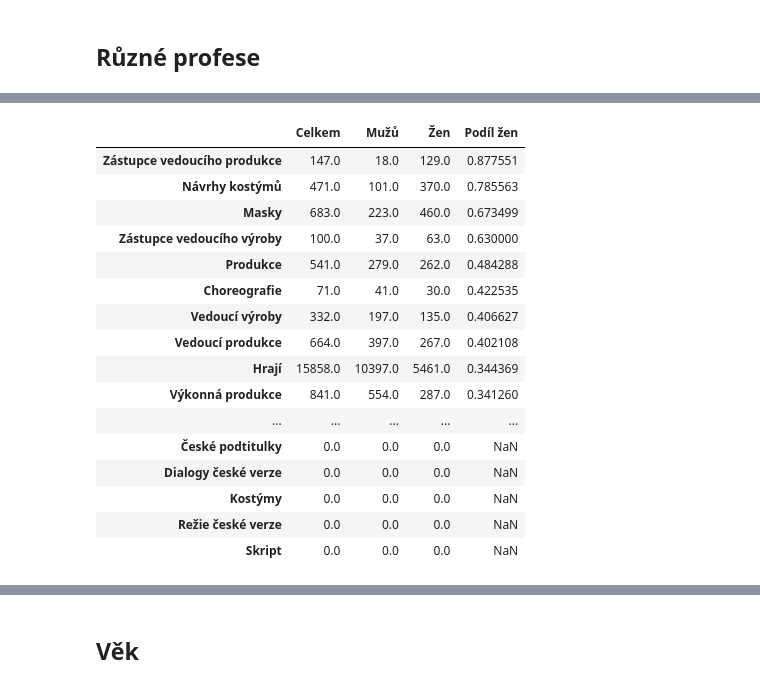
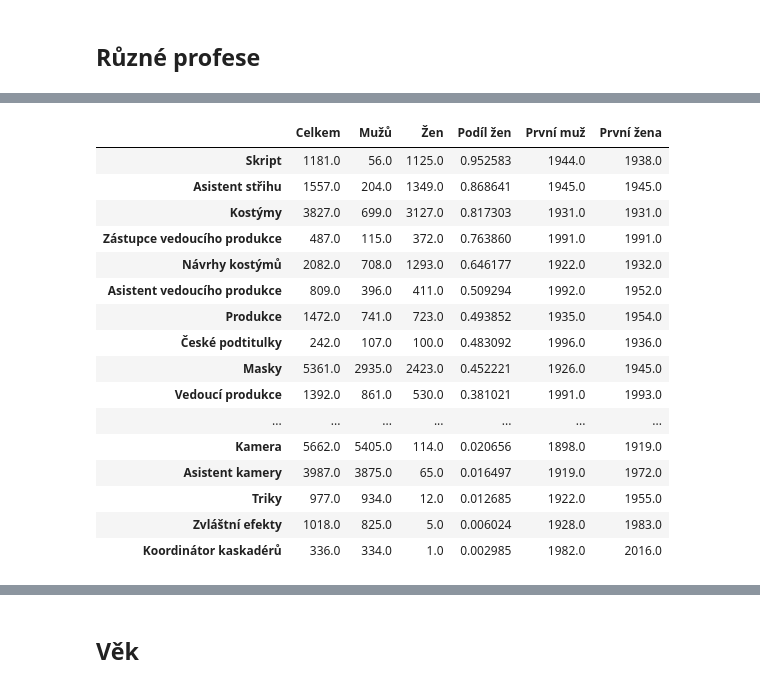
Before and after one commit to DataRozhlas/filmovy-prehled, a Jupyter notebook: 904 demografie.ipynb, the cells around one changed output, grey strips where cells are left out. Drawn from its saved outputs; the diff is of its cells as text; code cells hidden in the pictures.

```diff
--- a/904 demografie.ipynb
+++ b/904 demografie.ipynb
@@ -653,29 +604,0 @@ profesni_pomery.sort_values(by="Podíl žen",ascending=False)
-# %%
-profesni_pomery20 = {}
-for p in seznamy["profese"]:
-    df_pracovni = df[df["Copyright"] >= 2003][["Film",p]].explode(p)
-    df_pracovni = df_pracovni.merge(persony[["Jméno","Osoba"]], left_on = p, right_on = "Jméno")
-    df_pracovni = df_pracovni[df_pracovni["Osoba"] == "fyzická"]
-    df_pracovni["Gender profese"] = df_pracovni[p].apply(lambda x: gender(x, zeny, nelide))
-    profesni_pomery20[p] = [df_pracovni.groupby("Film")[p].nunique().sum(), df_pracovni[df_pracovni["Gender profese"] == "muž"].groupby("Film")[p].nunique().sum(), df_pracovni[df_pracovni["Gender profese"] == "žena"].groupby("Film")[p].nunique().sum(), df_pracovni[df_pracovni["Gender profese"] == "žena"].groupby("Film")[p].nunique().sum() / df_pracovni[df_pracovni["Gender profese"].isin(dve_pohlavi)].groupby("Film")[p].nunique().sum()]
-
-profesni_pomery20 = pd.DataFrame.from_dict(profesni_pomery20).transpose().rename(columns={0: "Celkem", 1: "Mužů", 2: "Žen", 3: "Podíl žen"})
-profesni_pomery20.sort_values(by="Podíl žen",ascending=False)
-# %% [output]
-|  | Celkem | Mužů | Žen | Podíl žen |
-| Zástupce vedoucího produkce | 147.0 | 18.0 | 129.0 | 0.877551 |
-| Návrhy kostýmů | 471.0 | 101.0 | 370.0 | 0.785563 |
-| Masky | 683.0 | 223.0 | 460.0 | 0.673499 |
-| Zástupce vedoucího výroby | 100.0 | 37.0 | 63.0 | 0.630000 |
-| Produkce | 541.0 | 279.0 | 262.0 | 0.484288 |
-| Choreografie | 71.0 | 41.0 | 30.0 | 0.422535 |
-| Vedoucí výroby | 332.0 | 197.0 | 135.0 | 0.406627 |
-| Vedoucí produkce | 664.0 | 397.0 | 267.0 | 0.402108 |
-| Hrají | 15858.0 | 10397.0 | 5461.0 | 0.344369 |
-| Výkonná produkce | 841.0 | 554.0 | 287.0 | 0.341260 |
-| ... | ... | ... | ... | ... |
-| České podtitulky | 0.0 | 0.0 | 0.0 | NaN |
-| Dialogy české verze | 0.0 | 0.0 | 0.0 | NaN |
-| Kostýmy | 0.0 | 0.0 | 0.0 | NaN |
-| Režie české verze | 0.0 | 0.0 | 0.0 | NaN |
-| Skript | 0.0 | 0.0 | 0.0 | NaN |
@@ -681,0 +607,39 @@ profesni_pomery20.sort_values(by="Podíl žen",ascending=False)
+# %%
+def profesni_pomery(frame, persony, prvni=True):
+    pomery = {}
+    for p in seznamy["profese"]:
+        df_pracovni = frame[["Film","Copyright",p]].explode(p)
+        df_pracovni = df_pracovni.merge(persony[["Jméno","Osoba"]], left_on = p, right_on = "Jméno", how="outer")
+        df_pracovni = df_pracovni[df_pracovni["Osoba"] != "právní"]
+        df_pracovni["Gender profese"] = df_pracovni[p].apply(lambda x: gender(x, zeny, nelide))
+        stats = []
+        stats.append(df_pracovni.groupby("Film")[p].nunique().sum())
+        stats.append(df_pracovni[df_pracovni["Gender profese"] == "muž"].groupby("Film")[p].nunique().sum())
+        stats.append(df_pracovni[df_pracovni["Gender profese"] == "žena"].groupby("Film")[p].nunique().sum())
+        stats.append(df_pracovni[df_pracovni["Gender profese"] == "žena"].groupby("Film")[p].nunique().sum() / df_pracovni[df_pracovni["Gender profese"].isin(dve_pohlavi)].groupby("Film")[p].nunique().sum())
+        if prvni:
+            stats.append(df_pracovni[df_pracovni["Gender profese"] == "muž"]["Copyright"].min())
+            stats.append(df_pracovni[df_pracovni["Gender profese"] == "žena"]["Copyright"].min())
+        pomery[p] = stats
+    pomery = pd.DataFrame.from_dict(pomery).transpose().rename(columns={0: "Celkem", 1: "Mužů", 2: "Žen", 3: "Podíl žen", 4: "První muž", 5: "První žena"})
+    return pomery.sort_values(by="Podíl žen",ascending=False)
+# %%
+profesni_pomery(df, persony)
+# %% [output]
+|  | Celkem | Mužů | Žen | Podíl žen | První muž | První žena |
+| Skript | 1181.0 | 56.0 | 1125.0 | 0.952583 | 1944.0 | 1938.0 |
+| Asistent střihu | 1557.0 | 204.0 | 1349.0 | 0.868641 | 1945.0 | 1945.0 |
+| Kostýmy | 3827.0 | 699.0 | 3127.0 | 0.817303 | 1931.0 | 1931.0 |
+| Zástupce vedoucího produkce | 487.0 | 115.0 | 372.0 | 0.763860 | 1991.0 | 1991.0 |
+| Návrhy kostýmů | 2082.0 | 708.0 | 1293.0 | 0.646177 | 1922.0 | 1932.0 |
+| Asistent vedoucího produkce | 809.0 | 396.0 | 411.0 | 0.509294 | 1992.0 | 1952.0 |
+| Produkce | 1472.0 | 741.0 | 723.0 | 0.493852 | 1935.0 | 1954.0 |
+| České podtitulky | 242.0 | 107.0 | 100.0 | 0.483092 | 1996.0 | 1936.0 |
+| Masky | 5361.0 | 2935.0 | 2423.0 | 0.452221 | 1926.0 | 1945.0 |
+| Vedoucí produkce | 1392.0 | 861.0 | 530.0 | 0.381021 | 1991.0 | 1993.0 |
+| ... | ... | ... | ... | ... | ... | ... |
+| Kamera | 5662.0 | 5405.0 | 114.0 | 0.020656 | 1898.0 | 1919.0 |
+| Asistent kamery | 3987.0 | 3875.0 | 65.0 | 0.016497 | 1919.0 | 1972.0 |
+| Triky | 977.0 | 934.0 | 12.0 | 0.012685 | 1922.0 | 1955.0 |
+| Zvláštní efekty | 1018.0 | 825.0 | 5.0 | 0.006024 | 1928.0 | 1983.0 |
+| Koordinátor kaskadérů | 336.0 | 334.0 | 1.0 | 0.002985 | 1982.0 | 2016.0 |
```
Also changed, not shown: parts of 41 cells of this notebook, 13 other files.
